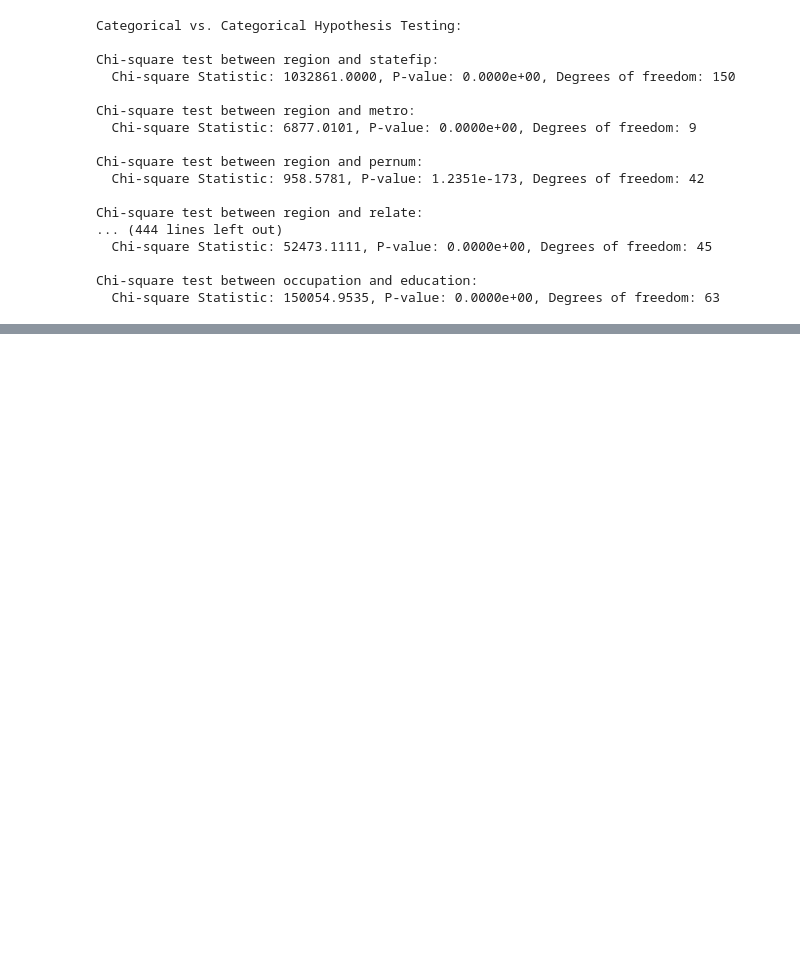
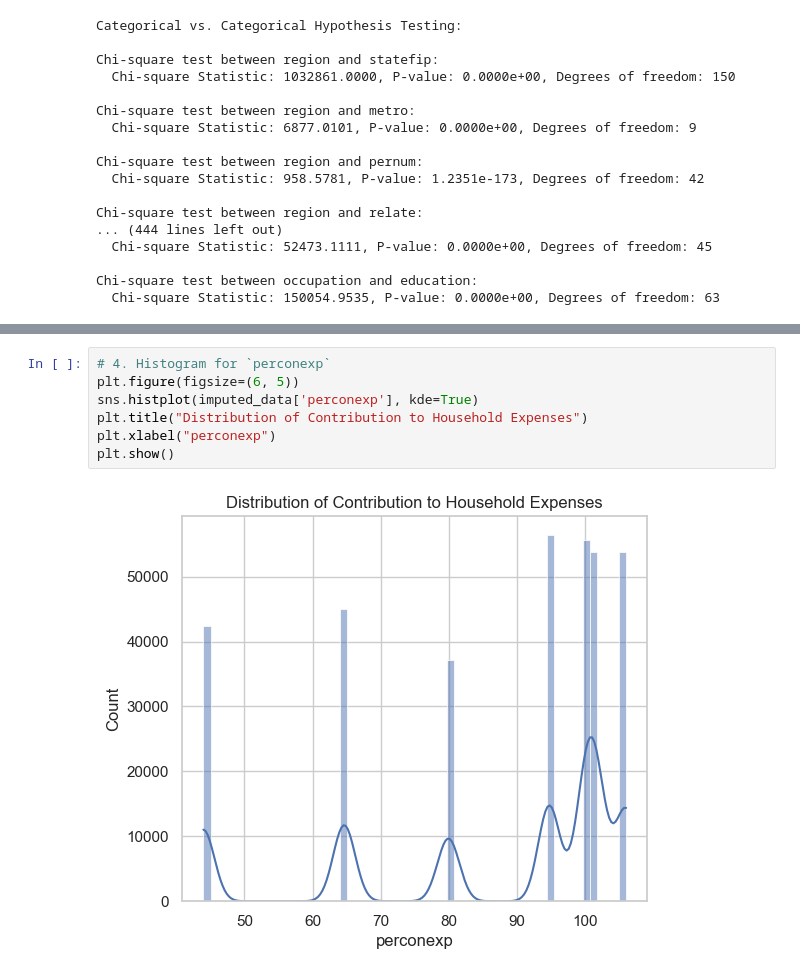
Before and after one commit to dhyutin/msai339-data-science-project, a Jupyter notebook: data_preprocessing_eda.ipynb, the cells around one changed output, grey strips where cells are left out. Drawn from its saved outputs; the diff is of its cells as text; blank space fills up the shorter version.

```diff
--- a/data_preprocessing_eda.ipynb
+++ b/data_preprocessing_eda.ipynb
@@ -779,0 +889,9 @@ Chi-square test between occupation and education:
+# %%
+# 4. Histogram for `perconexp`
+plt.figure(figsize=(6, 5))
+sns.histplot(imputed_data['perconexp'], kde=True)
+plt.title("Distribution of Contribution to Household Expenses")
+plt.xlabel("perconexp")
+plt.show()
+# %% [output]
+[figure, added]
```
Also changed, not shown: parts of 18 cells of this notebook.
